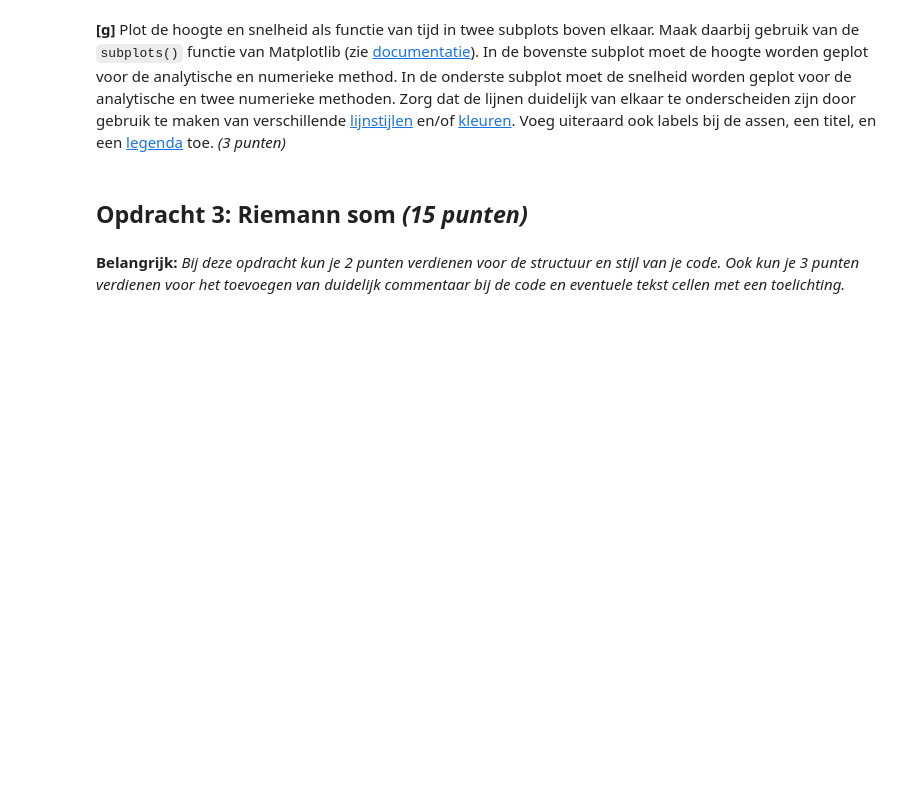
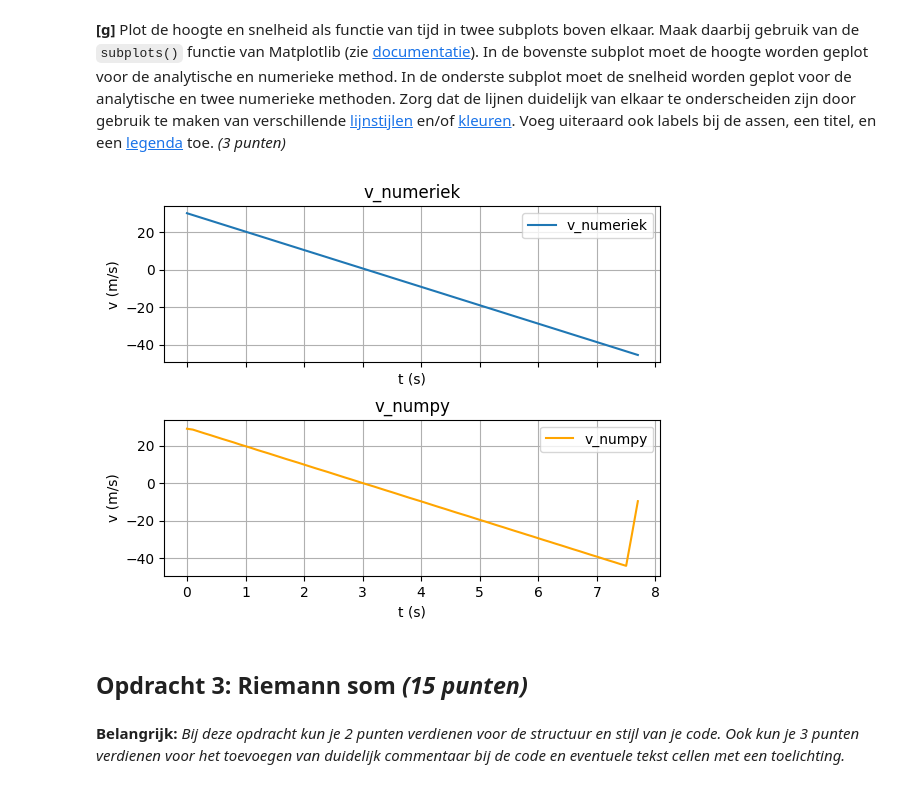
Before and after one commit to TheCaspeer/Universiteit-Leiden, a Jupyter notebook: Huiswerk2(1).ipynb, the cells around one changed output. Drawn from its saved outputs; the diff is of its cells as text; code cells hidden in the pictures; blank space fills up the shorter version.

```diff
--- a/Huiswerk2(1).ipynb
+++ b/Huiswerk2(1).ipynb
@@ -545,4 +422,11 @@ Numeriek kunnen we de $\Delta x$ stap heel klein maken, maar er is altijd een li
 # %% [markdown]
 **[e]** Voer de functie uit voor de situatie waarbij de vuurpijl van 60 meter hoogte recht omhoog wordt gelanceerd met 30 m/s, en gebruik daarbij tijdstappen van 0.1 seconde. Sla de output van `vuurpijl_lanceren()` op als `t_numeriek`, `y_numeriek`, en `v_numeriek`, voor de tijd, hoogte, en snelheid. *(1 punt)*
 # %%
-# ...
+stap_grootte = 0.1 # Defined outside of the function due to the gradient function also requiring it
+
+# Calling the function and formatting the results
+result = vuurpijl_lanceren(60,30,stap_grootte)
+t_numeriek = result[0]
+y_numeriek = result[1]
+v_numeriek = result[2]
+print(f"De t waardes zijn:{t_numeriek}\nDe y waardes zijn:{y_numeriek}\nDe v waardes zijn:{v_numeriek}")
@@ -549,4 +437,5 @@ Numeriek kunnen we de $\Delta x$ stap heel klein maken, maar er is altijd een li
 # %% [markdown]
 **[f]** Er zijn verschillende numerieke methoden om de afgeleide te berekenen van een functie waarvan alleen specifieke waardes (ook wel *samples* genoemd) beschikbaar zijn, bijvoorbeeld opgeslagen in een array. In ons geval zijn dat samples van de hoogte als functie van tijd. Gebruik de `gradient()` functie van NumPy (zie [documentatie](https://numpy.org/doc/stable/reference/generated/numpy.gradient.html)) om de snelheid uit te rekenen voor `y_analytisch`. Sla de output van `gradient()` op als `v_numpy`. *(1 punt)*
 # %%
-# ...
+v_numpy = np.gradient(y_numeriek, stap_grootte)
+print(f"De gradientgebasseerde waardes van v zijn:{v_numpy}\nEn de numerieke waardes van v zijn:{v_numeriek}")
@@ -553,7 +452,32 @@ Numeriek kunnen we de $\Delta x$ stap heel klein maken, maar er is altijd een li
 # %% [markdown]
 **[g]** Plot de hoogte en snelheid als functie van tijd in twee subplots boven elkaar. Maak daarbij gebruik van de `subplots()` functie van Matplotlib (zie [documentatie](https://matplotlib.org/stable/api/_as_gen/matplotlib.pyplot.subplots.html)). In de bovenste subplot moet de hoogte worden geplot voor de analytische en numerieke method. In de onderste subplot moet de snelheid worden geplot voor de analytische en twee numerieke methoden. Zorg dat de lijnen duidelijk van elkaar te onderscheiden zijn door gebruik te maken van verschillende [lijnstijlen](https://matplotlib.org/stable/gallery/lines_bars_and_markers/linestyles.html) en/of [kleuren](https://matplotlib.org/stable/gallery/color/named_colors.html). Voeg uiteraard ook labels bij de assen, een titel, en een [legenda](https://matplotlib.org/stable/api/_as_gen/matplotlib.pyplot.legend.html) toe. *(3 punten)*
 # %%
-# ...
+# Create subplots
+fig, (ax1, ax2) = plt.subplots(2, 1, sharex=True, sharey=True)
+
+# Plot v_numeriek on the first subplot
+ax1.plot(t_numeriek, v_numeriek, label='v_numeriek')
+ax1.set_title('v_numeriek')
+ax1.set_ylabel('v (m/s)')
+ax1.set_xlabel('t (s)')
+ax1.legend()
+ax1.grid(True)
+
+# Plot v_numpy on the second subplot
+ax2.plot(t_numeriek, v_numpy, label='v_numpy', color='orange')
+ax2.set_title('v_numpy')
+ax2.set_ylabel('v (m/s)')
+ax2.set_xlabel('t (s)')
+ax2.legend()
+ax2.grid(True)
+
+# Adjust the spacing between subplots to ensure readability (value of hspace was arbitrarily chosen)
+plt.subplots_adjust(hspace=0.37)
+
+# Show the plot
+plt.show()
+# %% [output]
+[figure, added]
 # %% [markdown]
 ## Opdracht 3: Riemann som *(15 punten)* <a class='anchor' id='riemann_som'></a>
 # %% [markdown]
```
Also changed, not shown: parts of 22 cells of this notebook.
